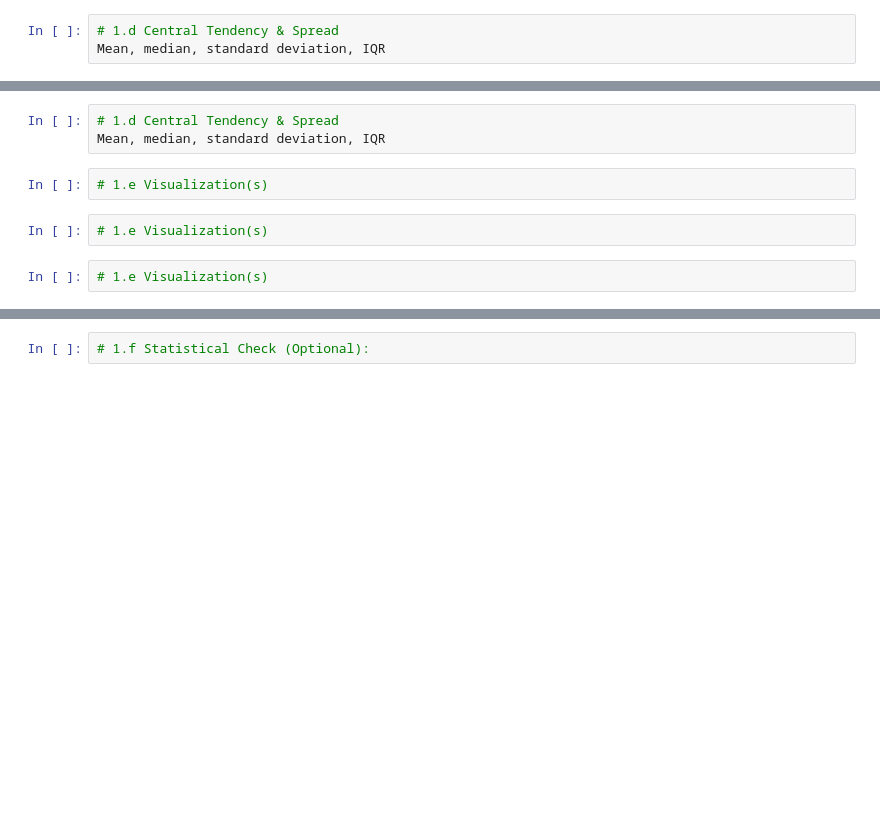
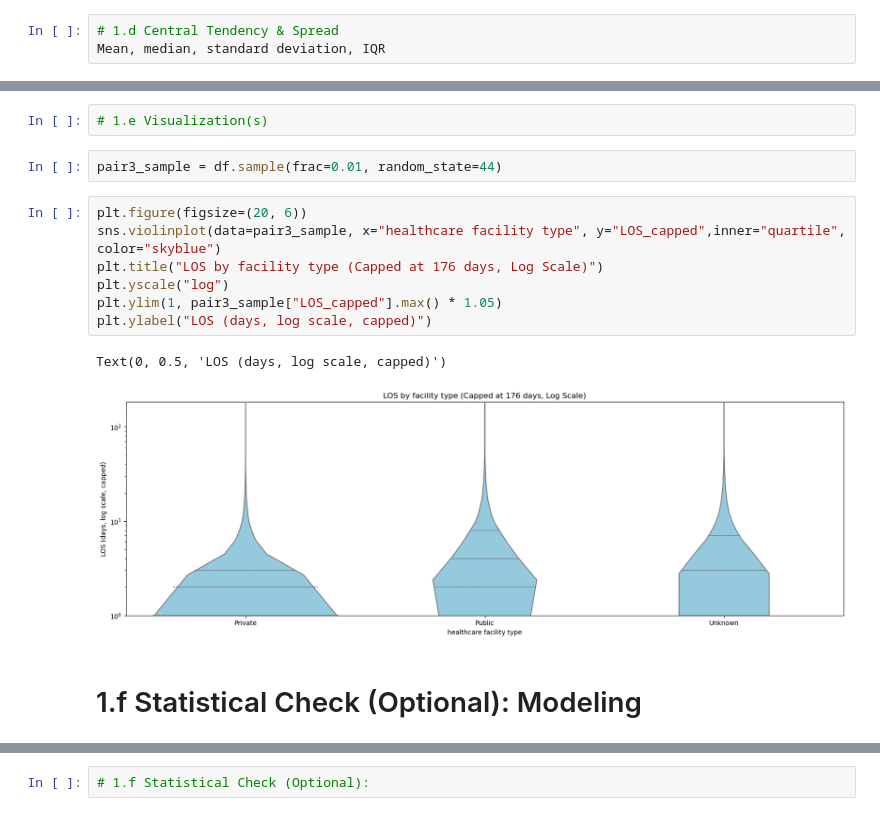
Before and after one commit to mirkopodunavak1996/EDAHospDischarges_Chile2001-2024, a Jupyter notebook: notebooks/General_Analysis_2001-2024_Bivariate(2).ipynb, the cells around one changed output, grey strips where cells are left out. Cells and saved outputs as stored; diff of their text form; blank space fills up the shorter version.

```diff
--- a/notebooks/General_Analysis_2001-2024_Bivariate(2).ipynb
+++ b/notebooks/General_Analysis_2001-2024_Bivariate(2).ipynb
@@ -1121,9 +1144,16 @@ Mean, median, standard deviation, IQR
-# %%
-# 1.d Central Tendency & Spread
-Mean, median, standard deviation, IQR
 # %%
 # 1.e Visualization(s)
-# %%
-# 1.e Visualization(s)
-# %%
-# 1.e Visualization(s)
+# %%
+pair3_sample = df.sample(frac=0.01, random_state=44)
+# %%
+plt.figure(figsize=(20, 6))
+sns.violinplot(data=pair3_sample, x="healthcare facility type", y="LOS_capped",inner="quartile", color="skyblue")
+plt.title("LOS by facility type (Capped at 176 days, Log Scale)")
+plt.yscale("log")
+plt.ylim(1, pair3_sample["LOS_capped"].max() * 1.05)
+plt.ylabel("LOS (days, log scale, capped)")
+# %% [output]
+Text(0, 0.5, 'LOS (days, log scale, capped)')
+[figure, added]
+# %% [markdown]
+# 1.f Statistical Check (Optional): Modeling
```
Also changed, not shown: parts of 45 cells of this notebook.
